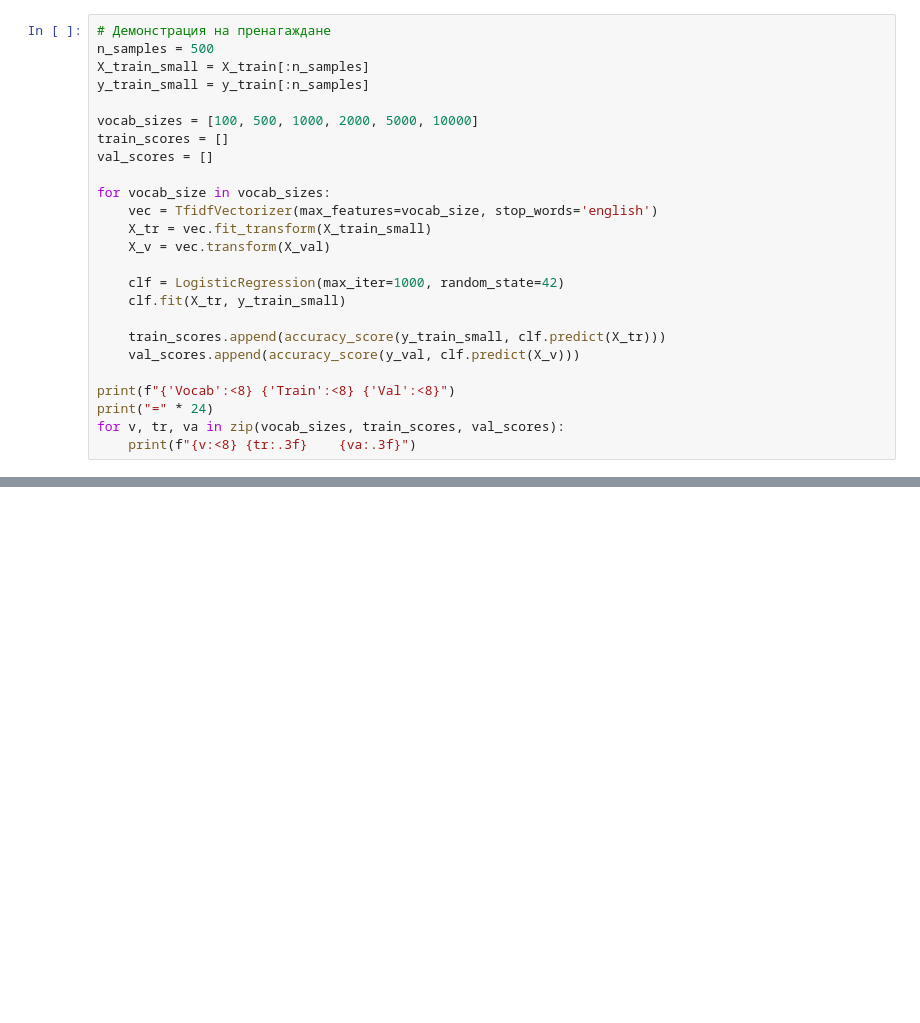
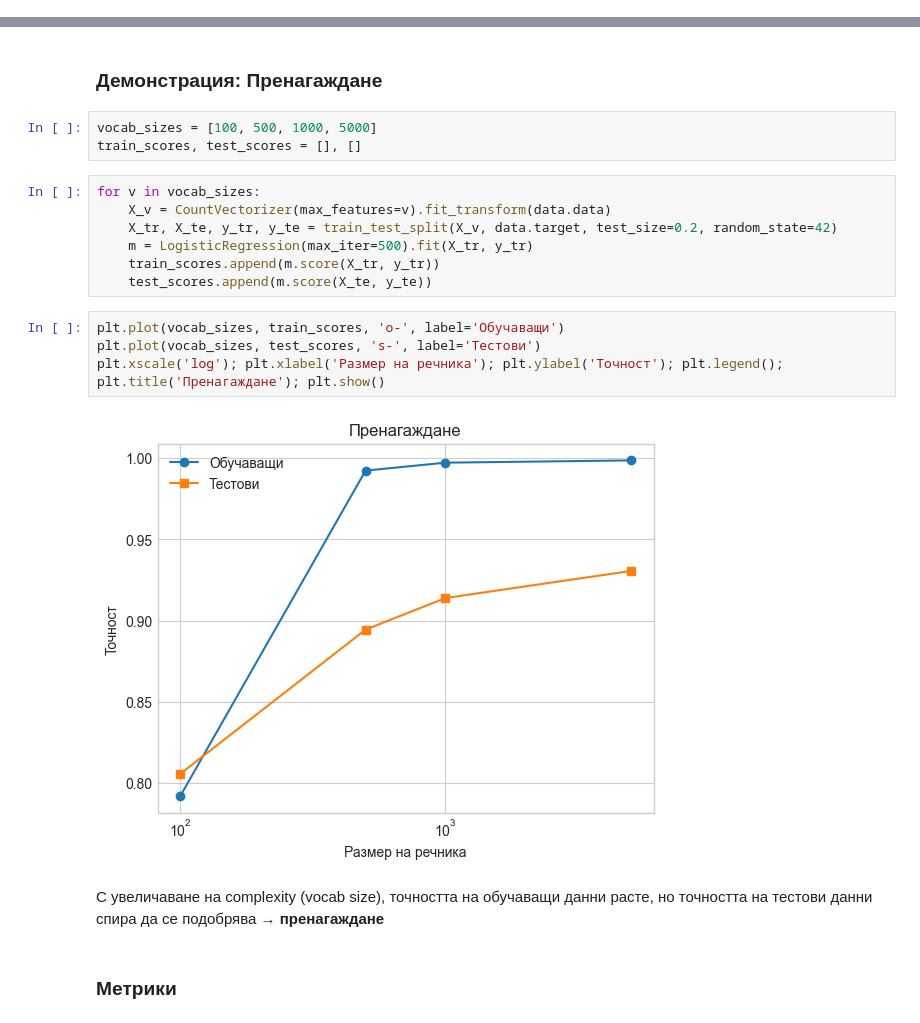
Before and after one commit to kiril-dim/llm-lecture-course, a Jupyter notebook: lecture_1/lecture_1_intro_ml_nlp.ipynb, the cells around one changed output, grey strips where cells are left out. Drawn from its saved outputs; the diff is of its cells as text; blank space fills up the shorter version.

```diff
--- a/lecture_1/lecture_1_intro_ml_nlp.ipynb
+++ b/lecture_1/lecture_1_intro_ml_nlp.ipynb
@@ -409,25 +0,0 @@ by gove...
-# %%
-# Демонстрация на пренагаждане
-n_samples = 500
-X_train_small = X_train[:n_samples]
-y_train_small = y_train[:n_samples]
-
-vocab_sizes = [100, 500, 1000, 2000, 5000, 10000]
-train_scores = []
-val_scores = []
-
-for vocab_size in vocab_sizes:
-    vec = TfidfVectorizer(max_features=vocab_size, stop_words='english')
-    X_tr = vec.fit_transform(X_train_small)
-    X_v = vec.transform(X_val)
-
-    clf = LogisticRegression(max_iter=1000, random_state=42)
-    clf.fit(X_tr, y_train_small)
-
-    train_scores.append(accuracy_score(y_train_small, clf.predict(X_tr)))
-    val_scores.append(accuracy_score(y_val, clf.predict(X_v)))
-
-print(f"{'Vocab':<8} {'Train':<8} {'Val':<8}")
-print("=" * 24)
-for v, tr, va in zip(vocab_sizes, train_scores, val_scores):
-    print(f"{v:<8} {tr:.3f}    {va:.3f}")
@@ -1063,0 +130,22 @@ Word embeddings са основата на съвременните LLM.
+# %% [markdown]
+### Демонстрация: Пренагаждане
+# %%
+vocab_sizes = [100, 500, 1000, 5000]
+train_scores, test_scores = [], []
+# %%
+for v in vocab_sizes:
+    X_v = CountVectorizer(max_features=v).fit_transform(data.data)
+    X_tr, X_te, y_tr, y_te = train_test_split(X_v, data.target, test_size=0.2, random_state=42)
+    m = LogisticRegression(max_iter=500).fit(X_tr, y_tr)
+    train_scores.append(m.score(X_tr, y_tr))
+    test_scores.append(m.score(X_te, y_te))
+# %%
+plt.plot(vocab_sizes, train_scores, 'o-', label='Обучаващи')
+plt.plot(vocab_sizes, test_scores, 's-', label='Тестови')
+plt.xscale('log'); plt.xlabel('Размер на речника'); plt.ylabel('Точност'); plt.legend(); plt.title('Пренагаждане'); plt.show()
+# %% [output]
+[figure, added]
+# %% [markdown]
+С увеличаване на complexity (vocab size), точността на обучаващи данни расте, но точността на тестови данни спира да се подобрява → **пренагаждане**
+# %% [markdown]
+### Метрики
```
Also changed, not shown: parts of 139 cells of this notebook, 3 other files.
